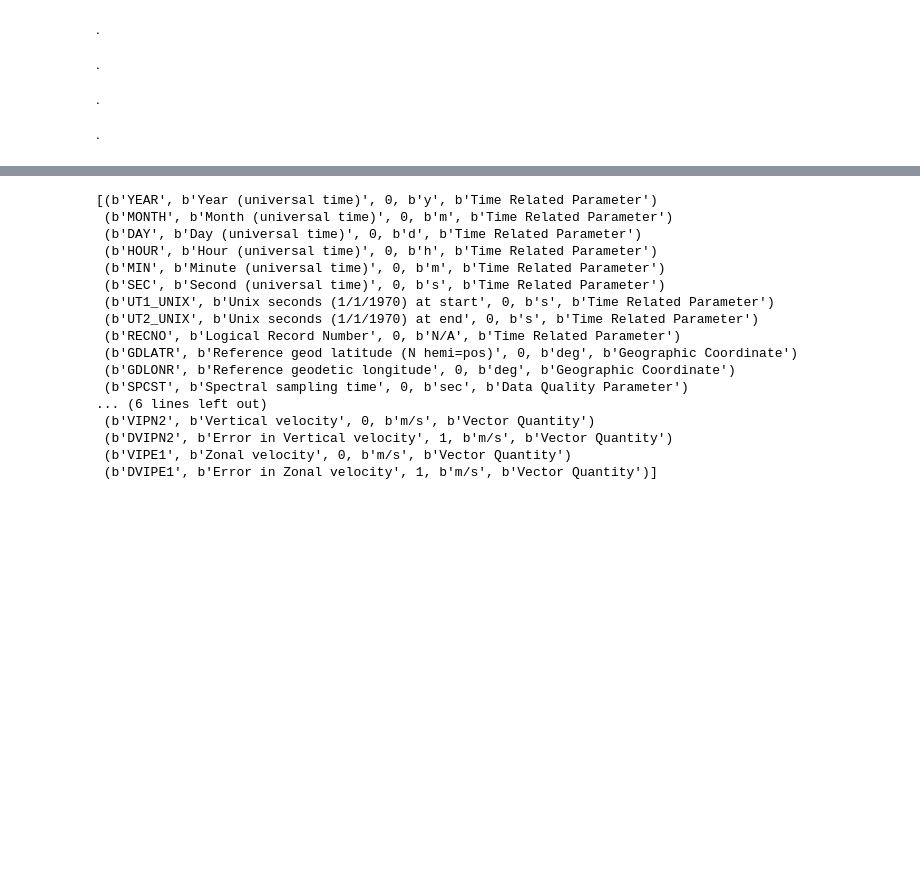
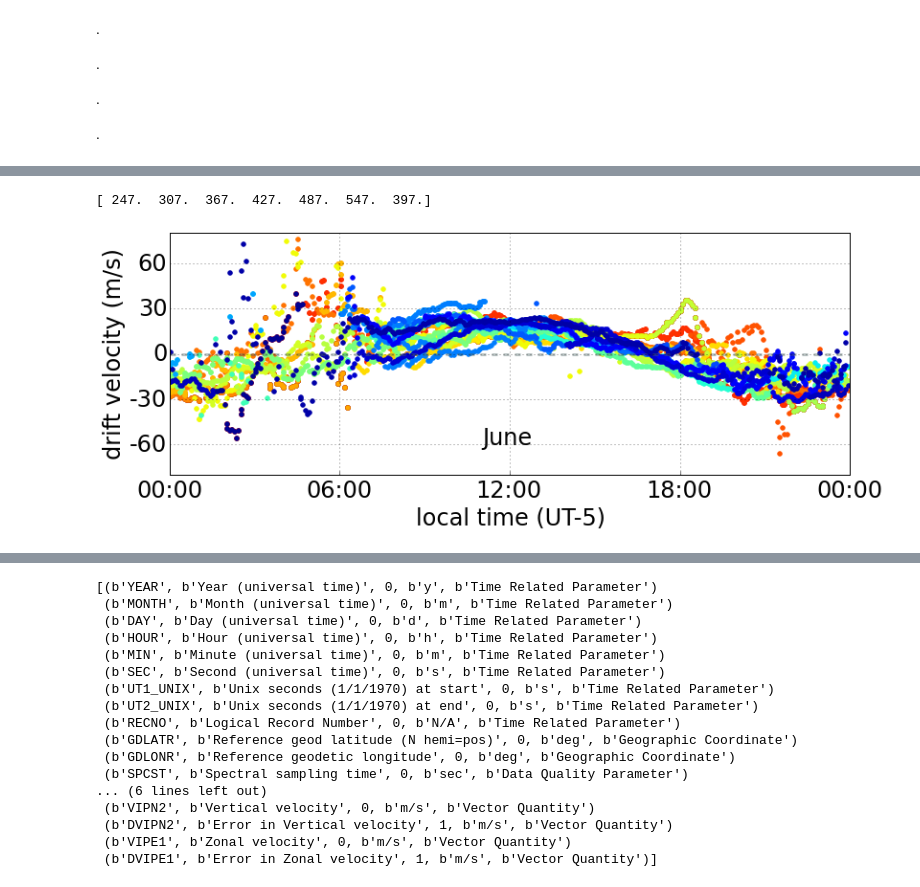
Before and after one commit to brianbreitsch/pymadrigal, a Jupyter notebook: notebooks/isr-vertical-drift-plot.ipynb, the cells around one changed output, grey strips where cells are left out. Drawn from its saved outputs; the diff is of its cells as text; code cells hidden in the pictures; blank space fills up the shorter version.

```diff
--- a/notebooks/isr-vertical-drift-plot.ipynb
+++ b/notebooks/isr-vertical-drift-plot.ipynb
@@ -128,0 +274,19 @@ ax.set_ylim(ylim)
+# %%
+# average image
+decimate = 6
+N = image.shape[1] // decimate
+_image = image[:, :N * decimate]
+_image = numpy.sum(_image.reshape((image.shape[0], image.shape[1] // decimate, decimate)), axis=2) / decimate
+_error = error[:, :N * decimate]
+_error = sqrt(numpy.sum(_error.reshape((error.shape[0], error.shape[1] // decimate, decimate))**2, axis=2)) / decimate
+_time = time[:N*decimate:decimate]
+_index_breaks = [(int(i // decimate), int(j // decimate)) for i, j in index_breaks]
+# %%
+altitude_bins = altitude[:7]
+print(altitude_bins)
+# %% [output]
+[ 247.  307.  367.  427.  487.  547.  397.]
+# %%
+# fix times
+unix_epoch = datetime.datetime(1970, 1, 1, tzinfo=datetime.timezone.utc)
+unix_time = asarray([(t - unix_epoch).total_seconds() for t in _time])
@@ -128,0 +318,45 @@ ax.set_ylim(ylim)
+# %%
+# ave drift plot
+mpl.rcParams.update({'font.size': 24})
+fig = plt.figure(figsize=(12, 5))
+ax = fig.add_subplot(111)
+# ax.errorbar(unix_time, _image[level, :], _error[level, :], fmt='none', elinewidth=2, capsize=4,
+#                 barsabove=True, ecolor=(.3,.4,.7), color=(.6,.9,.4))
+for k, ij in enumerate(_index_breaks):
+    i, j = ij
+    color = cm.jet_r(k / len(_index_breaks))
+    ax.scatter(unix_time[i:j], _image[level, i:j], color=color)
+# for i, j in _index_breaks:
+#     ax.plot(unix_time[i:j], _image[level, i:j])
+# ax.plot(unix_time, _image[level, :], color=(.6,.7,.4,.4))
+ax.plot([xticks[0], xticks[-1]], [0, 0], '--', color=(.3,.4,.4,.4), linewidth=3)
+ax.set_xticks(xticks)
+ax.set_xticklabels(xtick_labels)
+ax.set_xlim([xticks[0] + xpad[0], xticks[-1] + xpad[-1]])
+ax.set_yticks(yticks)
+ax.set_yticklabels(ytick_labels)
+ax.set_ylim(ylim)
+# ax.spines['right'].set_visible(False)
+# ax.spines['top'].set_visible(False)
+# ax.spines['left'].set_visible(False)
+# ax.spines['bottom'].set_visible(False)
+ax.get_xaxis().tick_bottom()
+ax.get_yaxis().tick_left()
+for tic in ax.get_yaxis().get_major_ticks():
+    tic.tick1On = tic.tick2On = False
+if make_legend:
+    ax.legend()
+ax.set_xlabel('local time (UT-5)')
+# ax.set_xticks([])
+ax.set_ylabel('drift velocity (m/s)')
+ax.grid(True)
+if make_title:
+    ax.set_title(title)
+ax.text(unix_day_start_offset + 11 * 3600, -60, 'June')
+plt.tight_layout()
+# ax = ax.twinx()
+# ax.set_yticks([])
+# ax.set_ylabel('September')
+fig.savefig('../figures/june_ensemble_vertical_squashed_no_title.png')
+# %% [output]
+[figure, added]
```
Also changed, not shown: parts of 33 cells of this notebook, 4 other files.
